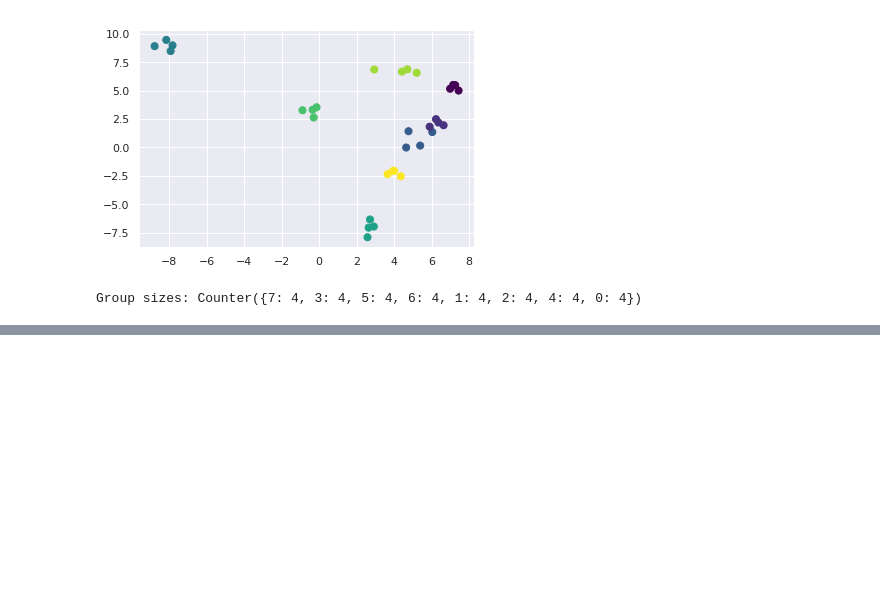
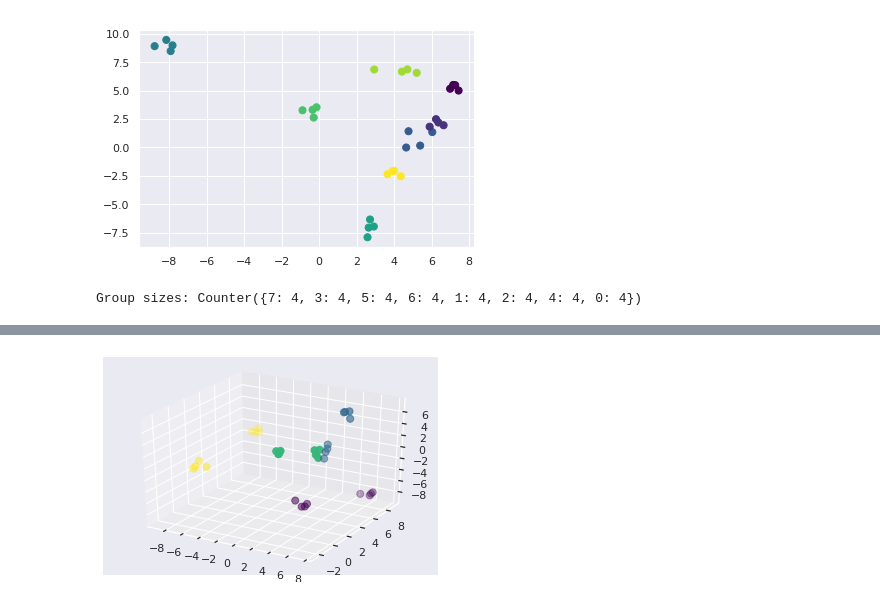
Before and after one commit to korymath/public_notebooks, a Jupyter notebook: Building_Equal_Size_Clusters_Kyle_Mathewson_Sept_2019.ipynb, the cells around one changed output, grey strips where cells are left out. Cells and saved outputs as stored; diff of their text form; code cells hidden in the pictures; blank space fills up the shorter version.

```diff
--- a/Building_Equal_Size_Clusters_Kyle_Mathewson_Sept_2019.ipynb
+++ b/Building_Equal_Size_Clusters_Kyle_Mathewson_Sept_2019.ipynb
@@ -203,0 +243,6 @@ Group sizes: Counter({7: 4, 3: 4, 5: 4, 6: 4, 1: 4, 2: 4, 4: 4, 0: 4})
+# %%
+fig = plt.figure()
+ax = fig.add_subplot(111, projection='3d')
+ax.scatter(X[:, 0], X[:, 1], X[:, 2], c=labels, s=50, cmap='viridis');
+# %% [output]
+[figure, added]
```
Also changed, not shown: parts of 9 cells of this notebook.
